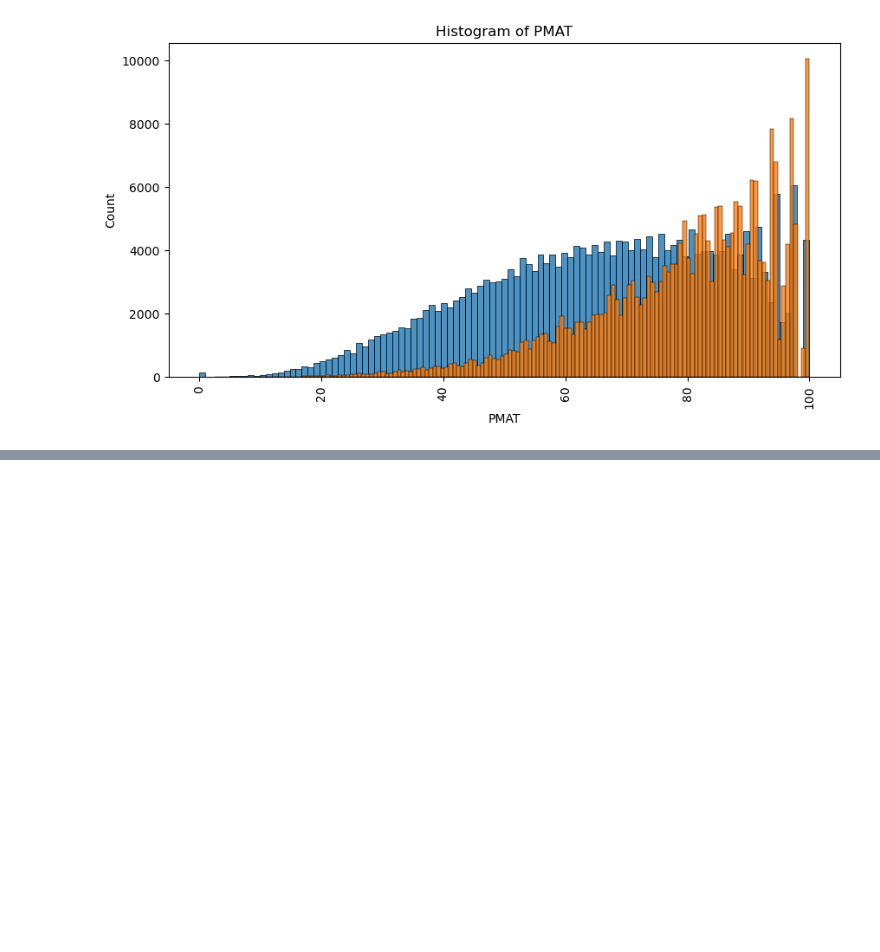
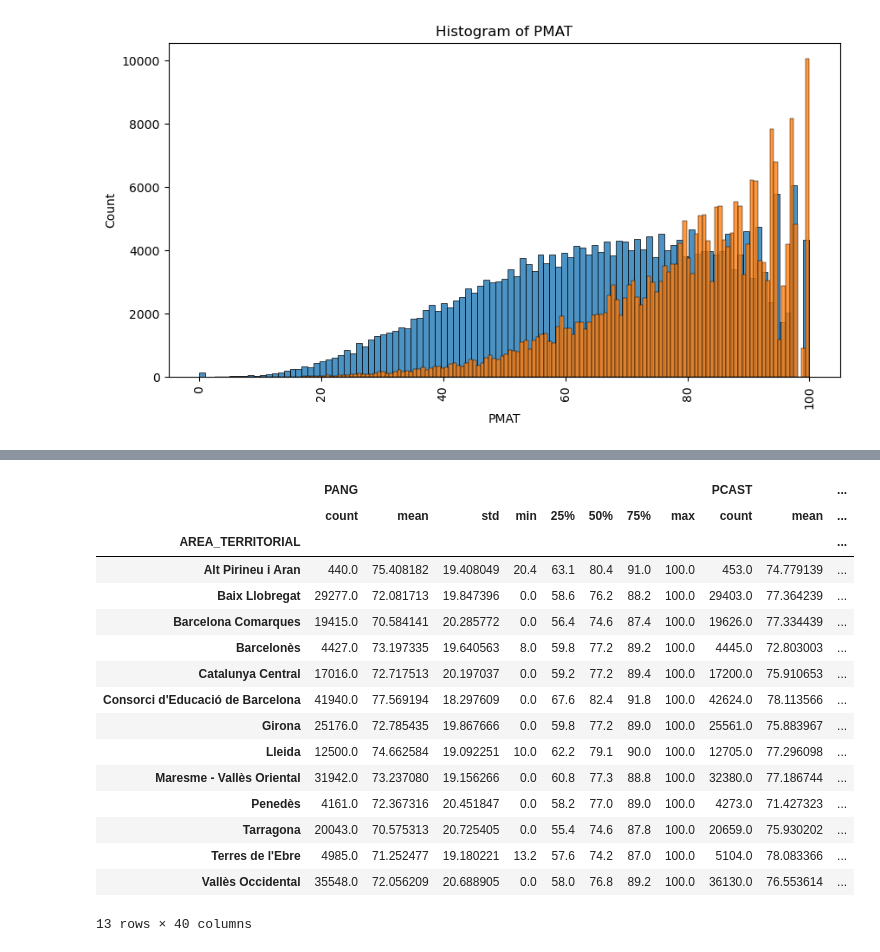
Before and after one commit to m-garcia-rodriguez/Education-Big-Data-Project, a Jupyter notebook: Notebooks/exploration_peter.ipynb, the cells around one changed output, grey strips where cells are left out. Saved outputs shown, nothing was run; the diff lists cells and outputs as text; code cells hidden in the pictures; blank space fills up the shorter version.

```diff
--- a/Notebooks/exploration_peter.ipynb
+++ b/Notebooks/exploration_peter.ipynb
@@ -272,0 +296,22 @@ for c in explore:
+# %%
+grouped_stats = df_s.groupby('AREA_TERRITORIAL')[[f'{col}' for col in ['PANG','PCAST','PCAT','PFRAN','PMAT']]].describe()
+# %%
+grouped_stats
+# %% [output]
+|  | PANG |  |  |  |  |  |  |  | PCAST |  | ... |
+|  | count | mean | std | min | 25% | 50% | 75% | max | count | mean | ... |
+| AREA_TERRITORIAL |  |  |  |  |  |  |  |  |  |  | ... |
+| Alt Pirineu i Aran | 440.0 | 75.408182 | 19.408049 | 20.4 | 63.1 | 80.4 | 91.0 | 100.0 | 453.0 | 74.779139 | ... |
+| Baix Llobregat | 29277.0 | 72.081713 | 19.847396 | 0.0 | 58.6 | 76.2 | 88.2 | 100.0 | 29403.0 | 77.364239 | ... |
+| Barcelona Comarques | 19415.0 | 70.584141 | 20.285772 | 0.0 | 56.4 | 74.6 | 87.4 | 100.0 | 19626.0 | 77.334439 | ... |
+| Barcelonès | 4427.0 | 73.197335 | 19.640563 | 8.0 | 59.8 | 77.2 | 89.2 | 100.0 | 4445.0 | 72.803003 | ... |
+| Catalunya Central | 17016.0 | 72.717513 | 20.197037 | 0.0 | 59.2 | 77.2 | 89.4 | 100.0 | 17200.0 | 75.910653 | ... |
+| Consorci d'Educació de Barcelona | 41940.0 | 77.569194 | 18.297609 | 0.0 | 67.6 | 82.4 | 91.8 | 100.0 | 42624.0 | 78.113566 | ... |
+| Girona | 25176.0 | 72.785435 | 19.867666 | 0.0 | 59.8 | 77.2 | 89.0 | 100.0 | 25561.0 | 75.883967 | ... |
+| Lleida | 12500.0 | 74.662584 | 19.092251 | 10.0 | 62.2 | 79.1 | 90.0 | 100.0 | 12705.0 | 77.296098 | ... |
+| Maresme - Vallès Oriental | 31942.0 | 73.237080 | 19.156266 | 0.0 | 60.8 | 77.3 | 88.8 | 100.0 | 32380.0 | 77.186744 | ... |
+| Penedès | 4161.0 | 72.367316 | 20.451847 | 0.0 | 58.2 | 77.0 | 89.0 | 100.0 | 4273.0 | 71.427323 | ... |
+| Tarragona | 20043.0 | 70.575313 | 20.725405 | 0.0 | 55.4 | 74.6 | 87.8 | 100.0 | 20659.0 | 75.930202 | ... |
+| Terres de l'Ebre | 4985.0 | 71.252477 | 19.180221 | 13.2 | 57.6 | 74.2 | 87.0 | 100.0 | 5104.0 | 78.083366 | ... |
+| Vallès Occidental | 35548.0 | 72.056209 | 20.688905 | 0.0 | 58.0 | 76.8 | 89.2 | 100.0 | 36130.0 | 76.553614 | ... |
+13 rows × 40 columns
```
Also changed, not shown: parts of 8 cells of this notebook.
